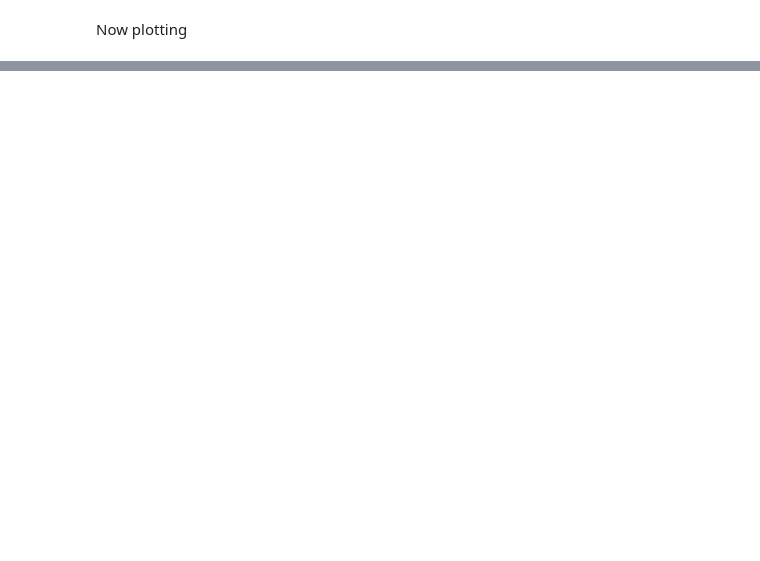
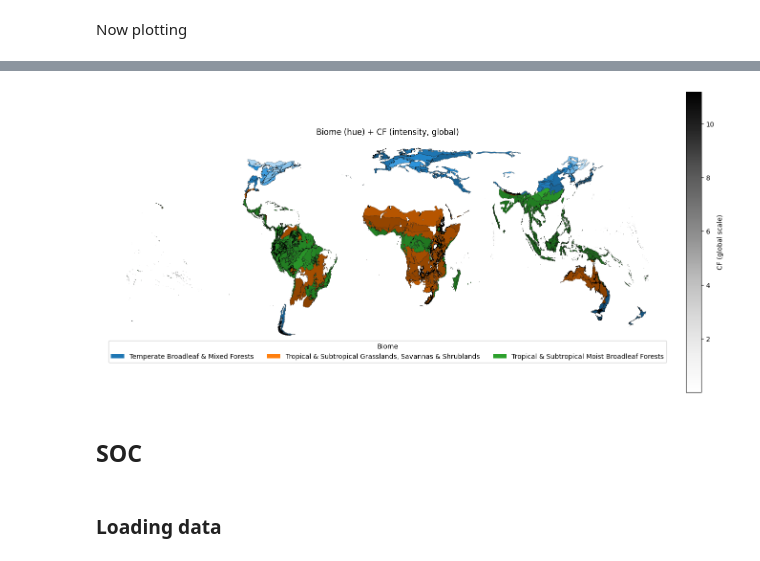
Before and after one commit to cloyolaangosto/SBTN_Land_LEAFs, a Jupyter notebook: paper/Paper_Graphs_Figures.ipynb, the cells around one changed output, grey strips where cells are left out. Saved outputs shown, nothing was run; the diff lists cells and outputs as text; code cells hidden in the pictures; blank space fills up the shorter version.

```diff
--- a/paper/Paper_Graphs_Figures.ipynb
+++ b/paper/Paper_Graphs_Figures.ipynb
@@ -191,0 +284,79 @@ plt.show()
+# %%
+import numpy as np
+import matplotlib.pyplot as plt
+import matplotlib.colors as mcolors
+from matplotlib.patches import Patch
+from matplotlib.cm import ScalarMappable
+import colorsys
+
+# --- Data ---
+gdf = acid_er.copy()
+gdf = gdf[gdf["BIOME_NAME"].notna() & gdf["cf"].notna()].copy()
+gdf = gdf[(gdf["flow_name"]=="nh3") & (gdf["BIOME_NAME"].isin(['Temperate Broadleaf & Mixed Forests','Tropical & Subtropical Grasslands, Savannas & Shrublands', 'Tropical & Subtropical Moist Broadleaf Forests']))]
+
+# --- biome base colors (categorical) ---
+biomes = sorted(gdf["BIOME_NAME"].unique())
+cmap = plt.get_cmap("tab10")
+biome_base = {b: cmap(i % cmap.N) for i, b in enumerate(biomes)}
+
+# --- global normalization for CF intensity ---
+#vmin, vmax = np.nanpercentile(gdf["cf"], [1, 99])  # robust global scale
+vmin = np.min(gdf["cf"])
+vmax = np.max(gdf["cf"])
+norm = mcolors.Normalize(vmin=vmin, vmax=vmax, clip=True)
+gdf["_cf01"] = norm(gdf["cf"].to_numpy())
+
+def biome_intensity_color(base_rgba, t, lo=0.25, hi=0.85):
+    r, g, b, a = base_rgba
+    h, l, s = colorsys.rgb_to_hls(r, g, b)
+    l2 = lo + t * (hi - lo)           # lightness encodes CF
+    r2, g2, b2 = colorsys.hls_to_rgb(h, l2, s)
+    return (r2, g2, b2, 1.0)
+
+gdf["_plot_color"] = [
+    biome_intensity_color(biome_base[b], t)
+    for b, t in zip(gdf["BIOME_NAME"], gdf["_cf01"])
+]
+
+# --- plot ---
+fig, ax = plt.subplots(figsize=(14, 8))
+gdf.plot(ax=ax, color=gdf["_plot_color"], linewidth=0.2, edgecolor="black")
+ax.set_axis_off()
+ax.set_title("Biome (hue) + CF (intensity, global)")
+
+# --- biome legend (categorical) ---
+handles = [Patch(facecolor=biome_base[b], edgecolor="none", label=b) for b in biomes]
+ax.legend(
+    handles=handles,
+    title="Biome",
+    loc="upper left",
+    bbox_to_anchor=(1.02, 1.0),
+    borderaxespad=0.0,
+    frameon=True
+)
+
+# --- global CF intensity legend (continuous) ---
+# Use a neutral grayscale ramp so it reads as "intensity" not "biome color"
+sm = ScalarMappable(norm=norm, cmap="Greys")
+sm.set_array([])
+
+cbar = fig.colorbar(sm, ax=ax, fraction=0.025, pad=0.02)
+cbar.set_label("CF (global scale)")
+
+ax.legend(
+    handles=handles,
+    title="Biome",
+    loc="lower center",
+    bbox_to_anchor=(0.5, -0.10),
+    ncol=3,
+    frameon=True
+)
+
+plt.tight_layout()
+plt.show()
+# %% [output]
+[figure, added]
+# %% [markdown]
+## SOC
+# %% [markdown]
+### Loading data
```
Also changed, not shown: parts of 31 cells of this notebook, 2 other files.
